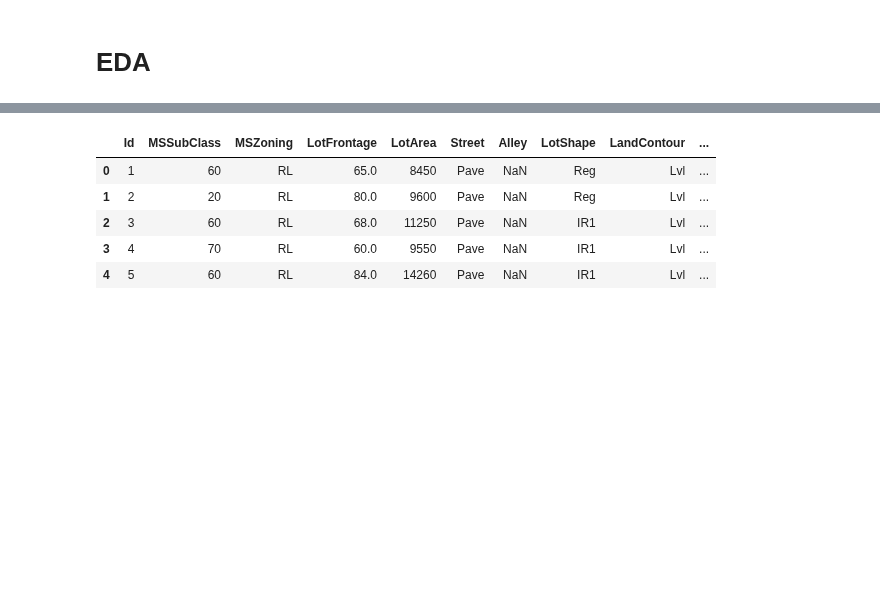
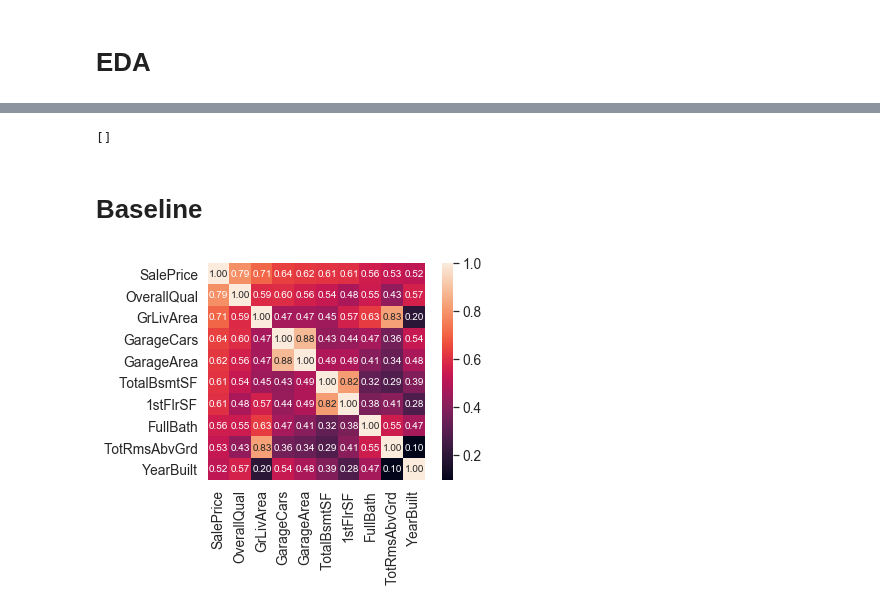
Before and after one commit to cgleach/w207_home_price_predictions_grp1, a Jupyter notebook: price_predictions_group1.ipynb, the cells around one changed output, grey strips where cells are left out. Saved outputs shown, nothing was run; the diff lists cells and outputs as text; code cells hidden in the pictures; blank space fills up the shorter version.

```diff
--- a/price_predictions_group1.ipynb
+++ b/price_predictions_group1.ipynb
@@ -121,3 +132,23 @@ def convert_year_to_age(df, columns):
+# %%
+def random_data_cleaning(df):
+
+    # VnrType has None to indicate None but also NaNs.  Convert None to NaN to treat them identically
+    df['MasVnrType'] = df['MasVnrType'].apply(lambda x: np.nan if x == 'None' else x)
+
+    # Vnr Area is NaN when there is no Vnr.  Therefore, this is identical to setting to 0
+    df['MasVnrArea'] = df['MasVnrArea'].apply(lambda x: 0 if np.isnan(x) else x )
+
+    # Assume NaN indicates there is no street connected to property, therefore 0 feet
+    df['LotFrontage'] = df['LotFrontage'].apply(lambda x: 0 if np.isnan(x) else x)
+
+    # Convert Garage Year Built to categorical (Picked 1990 arbitrarily)
+    df['GarageYrBlt'] = df['GarageYrBlt'].apply(lambda x: 'old' if x < 1990 else ('new' if
+                                               x >1990 else 'no garage'))
+
+    return df
 # %%
 train_df['recession'] = train_df.apply(lambda x: recession_indicator(x), axis = 1)
 test_df['recession'] = test_df.apply(lambda x: recession_indicator(x), axis = 1)
+# %%
+train_df = random_data_cleaning(train_df)
+test_df = random_data_cleaning(test_df)
@@ -183,25 +221,10 @@ scaled_test = pd.DataFrame(min_max_scaler_train.transform(new_test),columns=new_
-# %%
-## ***** Get all numerical columns with NaN and figure out how to impute| *******
-
-#get all numerical variables
-def get_numerical(df):
-    numerical = [var for var in df.columns if df[var].dtype!='O']
-    return numerical
-
-def findmissingratio(all_data):
-    all_data_na = (all_data.isnull().sum() / len(all_data)) * 100
-    all_data_na = all_data_na.drop(all_data_na[all_data_na == 0].index).sort_values(ascending=False)[:30]
-    missing_data = pd.DataFrame({'Missing Ratio' :all_data_na})
-    missing_data
-    print(missing_data)
-    findmissingratio(test_df
-# %% [output]
-|  | Id | MSSubClass | MSZoning | LotFrontage | LotArea | Street | Alley | LotShape | LandContour | ... |
-| 0 | 1 | 60 | RL | 65.0 | 8450 | Pave | NaN | Reg | Lvl | ... |
-| 1 | 2 | 20 | RL | 80.0 | 9600 | Pave | NaN | Reg | Lvl | ... |
-| 2 | 3 | 60 | RL | 68.0 | 11250 | Pave | NaN | IR1 | Lvl | ... |
-| 3 | 4 | 70 | RL | 60.0 | 9550 | Pave | NaN | IR1 | Lvl | ... |
-| 4 | 5 | 60 | RL | 84.0 | 14260 | Pave | NaN | IR1 | Lvl | ... |
+# %%
+# Confirm none of our columns contain NaN values
+scaled_train.columns[scaled_train.isna().any()].tolist()
+# %% [output]
+[]
+# %% [markdown]
+# Baseline
 # %%
 # metric for evaluation
 def rmse(y_true, y_pred):
@@ -213,11 +236,14 @@ def rmse(y_true, y_pred):
 # %%
 corrmat = train_df.corr()
 k = 10
 cols = corrmat.nlargest(k,'SalePrice')['SalePrice'].index
 cm = np.corrcoef(train_df[cols].values.T)
 sns.set(font_scale=1.25)
-hm = sns.heatmap(cm, cbar=True, annot=True, square=True, fmt='.2f', annot_kws={'size': 10}, yticklabels=cols.values, xticklabels=cols.values)
+hm = sns.heatmap(cm, cbar=True, annot=True, square=True, fmt='.2f', annot_kws={'size': 10},
+                 yticklabels=cols.values, xticklabels=cols.values)
 plt.show()
+# %% [output]
+[figure, added]
 # %%
 cols = ['OverallQual','GrLivArea', 'GarageCars','TotalBsmtSF','TotRmsAbvGrd', 'YearBuilt']
 x = scaled_train[cols].values
```
Also changed, not shown: parts of 30 cells of this notebook.
